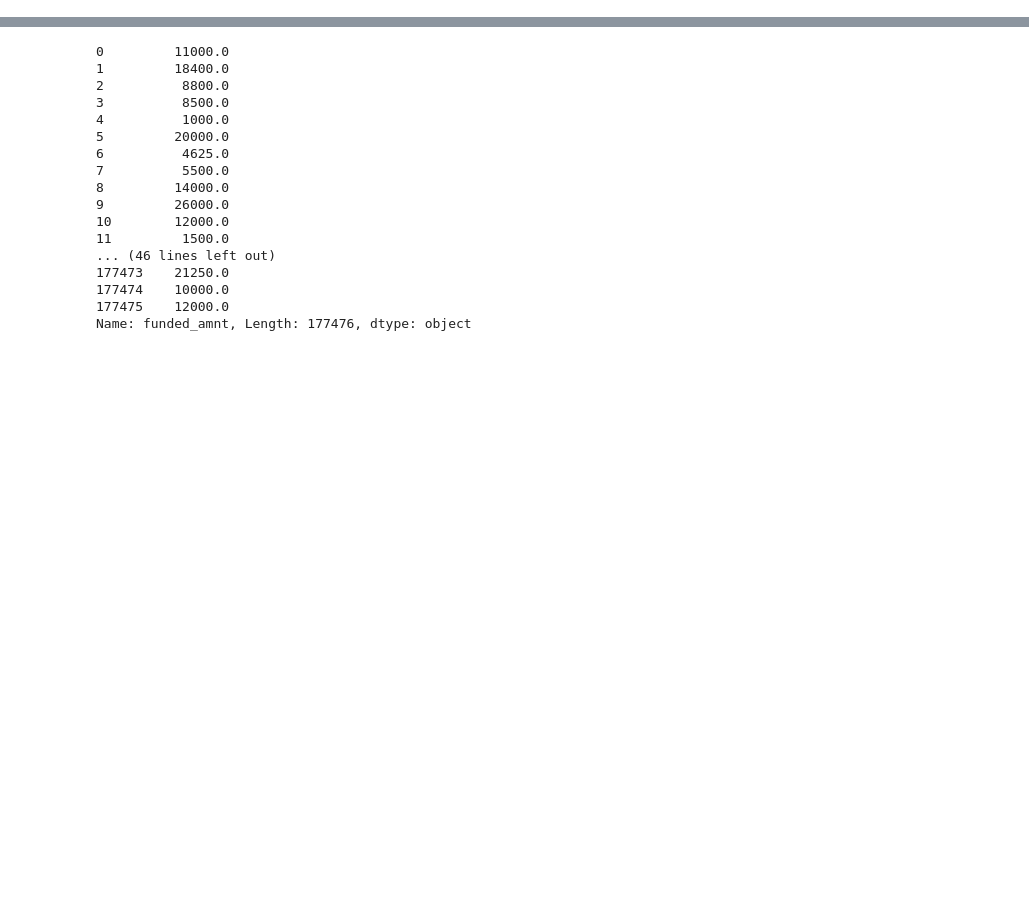
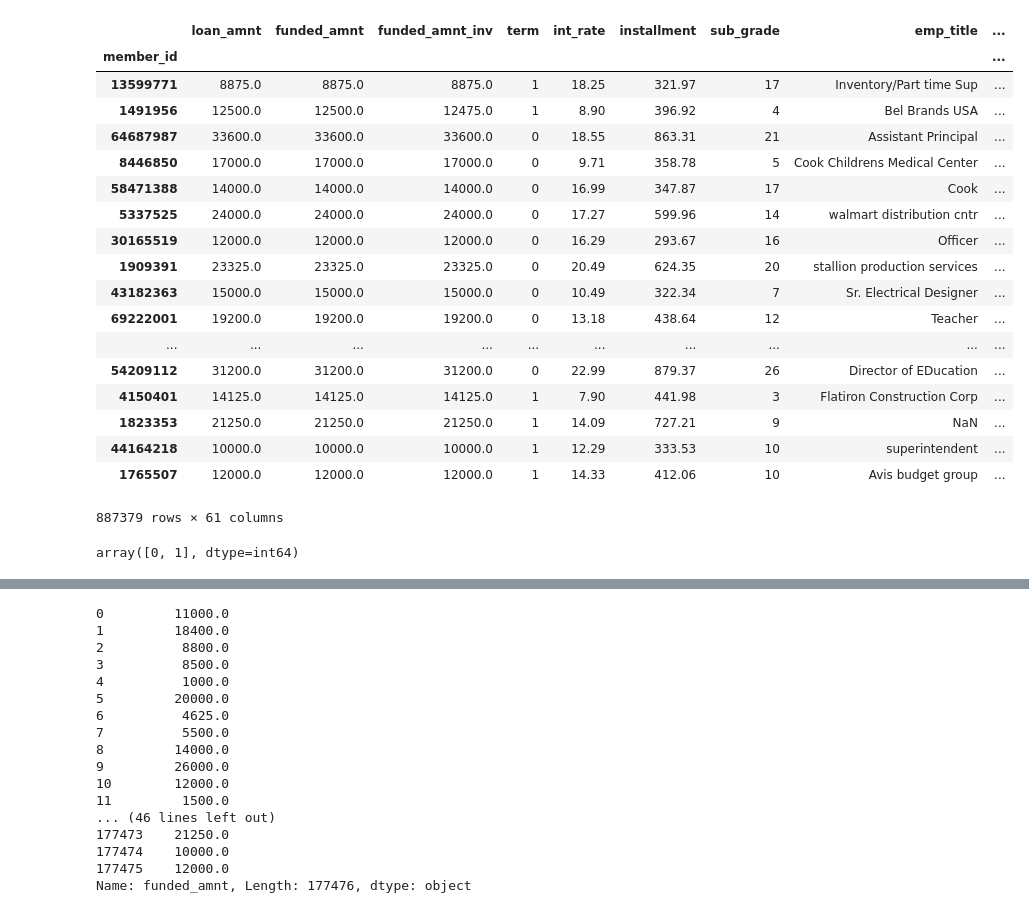
Before and after one commit to tutan123/LoanPrediction, a Jupyter notebook: pre-process.ipynb, the cells around one changed output, grey strips where cells are left out. Saved outputs shown, nothing was run; the diff lists cells and outputs as text; code cells hidden in the pictures; blank space fills up the shorter version.

```diff
--- a/pre-process.ipynb
+++ b/pre-process.ipynb
@@ -9,0 +12,5 @@ df = pd.read_csv(path)
+# %%
+# 如果是win系统
+
+train_df = pd.read_csv('train.csv', index_col=0)
+test_df = pd.read_csv('test.csv', index_col=0)
@@ -9,0 +35,2 @@ df = pd.read_csv(path)
+# %%
+y_train = train_df.pop('acc_now_delinq')
@@ -9,0 +45,2 @@ df = pd.read_csv(path)
+# %%
+all_df = pd.concat((train_df, test_df), axis = 0)
@@ -55,0 +135,26 @@ data3 = binary(feature_for_binary,data2)
+# %%
+binary(feature_for_binary,data)
+# %% [output]
+|  | loan_amnt | funded_amnt | funded_amnt_inv | term | int_rate | installment | sub_grade | emp_title | ... |
+| member_id |  |  |  |  |  |  |  |  | ... |
+| 13599771 | 8875.0 | 8875.0 | 8875.0 | 1 | 18.25 | 321.97 | 17 | Inventory/Part time Sup | ... |
+| 1491956 | 12500.0 | 12500.0 | 12475.0 | 1 | 8.90 | 396.92 | 4 | Bel Brands USA | ... |
+| 64687987 | 33600.0 | 33600.0 | 33600.0 | 0 | 18.55 | 863.31 | 21 | Assistant Principal | ... |
+| 8446850 | 17000.0 | 17000.0 | 17000.0 | 0 | 9.71 | 358.78 | 5 | Cook Childrens Medical Center | ... |
+| 58471388 | 14000.0 | 14000.0 | 14000.0 | 0 | 16.99 | 347.87 | 17 | Cook | ... |
+| 5337525 | 24000.0 | 24000.0 | 24000.0 | 0 | 17.27 | 599.96 | 14 | walmart distribution cntr | ... |
+| 30165519 | 12000.0 | 12000.0 | 12000.0 | 0 | 16.29 | 293.67 | 16 | Officer | ... |
+| 1909391 | 23325.0 | 23325.0 | 23325.0 | 0 | 20.49 | 624.35 | 20 | stallion production services | ... |
+| 43182363 | 15000.0 | 15000.0 | 15000.0 | 0 | 10.49 | 322.34 | 7 | Sr. Electrical Designer | ... |
+| 69222001 | 19200.0 | 19200.0 | 19200.0 | 0 | 13.18 | 438.64 | 12 | Teacher | ... |
+| ... | ... | ... | ... | ... | ... | ... | ... | ... | ... |
+| 54209112 | 31200.0 | 31200.0 | 31200.0 | 0 | 22.99 | 879.37 | 26 | Director of EDucation | ... |
+| 4150401 | 14125.0 | 14125.0 | 14125.0 | 1 | 7.90 | 441.98 | 3 | Flatiron Construction Corp | ... |
+| 1823353 | 21250.0 | 21250.0 | 21250.0 | 1 | 14.09 | 727.21 | 9 | NaN | ... |
+| 44164218 | 10000.0 | 10000.0 | 10000.0 | 1 | 12.29 | 333.53 | 10 | superintendent | ... |
+| 1765507 | 12000.0 | 12000.0 | 12000.0 | 1 | 14.33 | 412.06 | 10 | Avis budget group | ... |
+887379 rows × 61 columns
+# %%
+data.pymnt_plan.unique()
+# %% [output]
+array([0, 1], dtype=int64)
```
Also changed, not shown: parts of 39 cells of this notebook.
